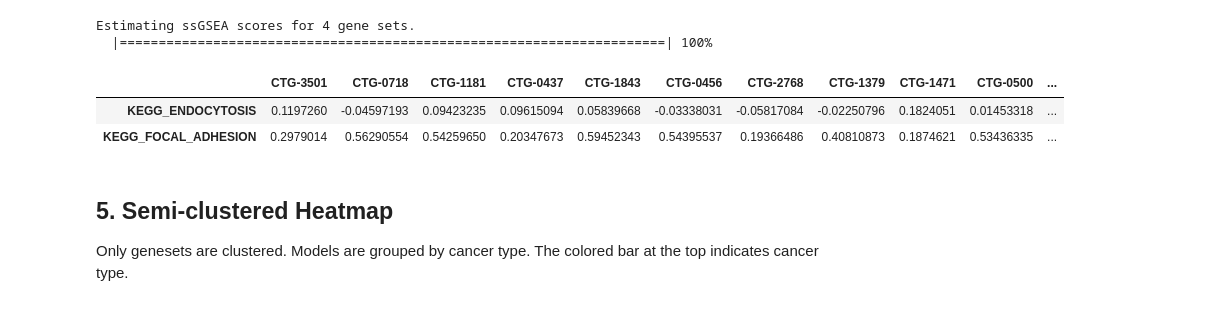
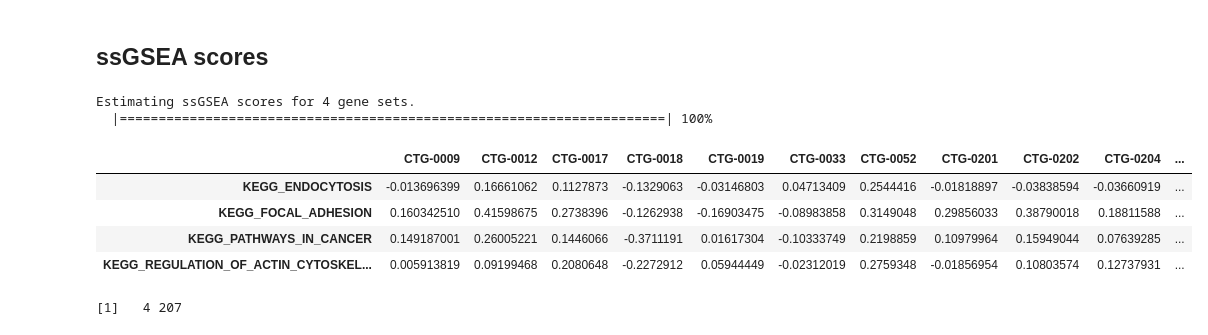
Before and after one commit to liorbey/lumin-workstation-materials, a Jupyter notebook: ssGSEA_R.ipynb, the cells around one changed output. Drawn from its saved outputs; the diff is of its cells as text; code cells hidden in the pictures.

```diff
--- a/ssGSEA_R.ipynb
+++ b/ssGSEA_R.ipynb
@@ -287,8 +59,8 @@ lt  <-  fromJSON(file = "./data/requested_data---19-10-2021---20_44_20.json")
 df  <- do.call(rbind, lapply(lt, rbind))
 df  <- as.data.frame(df)
 df$gene  <- as.character(df$gene)  # each column is a list - specify data type
-df$model  <- as.character(df$model)
-df$log.tpm  <- as.numeric(df$log.tpm)
+df$model_name  <- as.character(df$model_name)
+df$tumor_type  <- as.character(df$tumor_type)
 df$z  <- as.numeric(df$z)
 head(df, 2)
 print(dim(df))
@@ -299,11 +71,21 @@ print(dim(df))
 [1] 82800    12
 # %%
 # Pivot the data to have 'gene' as rows, 'model' as colomns, and 'log.tpm' as values
-pdx_mat <- df %>%
-    select(c('gene', 'model', 'log.tpm'))  %>%
-    pivot_wider(names_from = model, values_from = log.tpm)  %>%
-    column_to_rownames('gene')
-pdx_mat  <- pdx_mat[complete.cases(pdx_mat),]  # remove rows with missing values
+# pdx_mat <- df %>%
+#     select(c('gene', 'model', 'log.tpm'))  %>%
+#     pivot_wider(names_from = model, values_from = log.tpm)  %>%
+#     column_to_rownames('gene')
+# pdx_mat  <- pdx_mat[complete.cases(pdx_mat),]  # remove rows with missing values
+
+pdx_dat <- df %>%
+    select(c('gene', 'model_name', 'tumor_type', 'z'))
+pdx_dat$z <- as.numeric(pdx_dat$z)
+pdx_dat <- aggregate(pdx_dat['z'], by=pdx_dat[c('gene', 'model_name')], FUN=mean)
+pdx_mat <- tidyr::pivot_wider(pdx_dat[c('z', 'gene', 'model_name')],
+                              names_from='model_name', values_from='z')
+pdx_mat <- as.data.frame(pdx_mat)
+rownames(pdx_mat) <- pdx_mat$gene
+pdx_mat <- as.matrix(pdx_mat[-1])
 pdx_mat[1:2, 1:10]
 print(dim(pdx_mat))
 # %% [output]
@@ -316,16 +147,19 @@ print(dim(pdx_mat))
+# %% [markdown]
+## ssGSEA scores
 # %%
 pdx_gsva <- GSVA::gsva(as.matrix(pdx_mat), geneset,
                        min.sz=10, max.sz=500, method='ssgsea')
 # not a bad idea to save this for later
 # save(pdx_mat, pdx_gsva, pdx_orig, geneset, genes, file="gsva.RData")
-head(pdx_gsva, 2)
+pdx_gsva
+print(dim(pdx_gsva))
 # %% [output]
 Estimating ssGSEA scores for 4 gene sets.
   |======================================================================| 100%
-|  | CTG-3501 | CTG-0718 | CTG-1181 | CTG-0437 | CTG-1843 | CTG-0456 | CTG-2768 | CTG-1379 | CTG-1471 | CTG-0500 | ... |
-| KEGG_ENDOCYTOSIS | 0.1197260 | -0.04597193 | 0.09423235 | 0.09615094 | 0.05839668 | -0.03338031 | -0.05817084 | -0.02250796 | 0.1824051 | 0.01453318 | ... |
-| KEGG_FOCAL_ADHESION | 0.2979014 | 0.56290554 | 0.54259650 | 0.20347673 | 0.59452343 | 0.54395537 | 0.19366486 | 0.40810873 | 0.1874621 | 0.53436335 | ... |
+|  | CTG-0009 | CTG-0012 | CTG-0017 | CTG-0018 | CTG-0019 | CTG-0033 | CTG-0052 | CTG-0201 | CTG-0202 | CTG-0204 | ... |
+| KEGG_ENDOCYTOSIS | -0.013696399 | 0.16661062 | 0.1127873 | -0.1329063 | -0.03146803 | 0.04713409 | 0.2544416 | -0.01818897 | -0.03838594 | -0.03660919 | ... |
+| KEGG_FOCAL_ADHESION | 0.160342510 | 0.41598675 | 0.2738396 | -0.1262938 | -0.16903475 | -0.08983858 | 0.3149048 | 0.29856033 | 0.38790018 | 0.18811588 | ... |
+| KEGG_PATHWAYS_IN_CANCER | 0.149187001 | 0.26005221 | 0.1446066 | -0.3711191 | 0.01617304 | -0.10333749 | 0.2198859 | 0.10979964 | 0.15949044 | 0.07639285 | ... |
+| KEGG_REGULATION_OF_ACTIN_CYTOSKEL... | 0.005913819 | 0.09199468 | 0.2080648 | -0.2272912 | 0.05944449 | -0.02312019 | 0.2759348 | -0.01856954 | 0.10803574 | 0.12737931 | ... |
+[1]   4 207
-# %% [markdown]
-## 5. Semi-clustered Heatmap
-Only genesets are clustered. Models are grouped by cancer type. The colored bar at the top indicates cancer type.
 # %%
```
Also changed, not shown: parts of 28 cells of this notebook.
